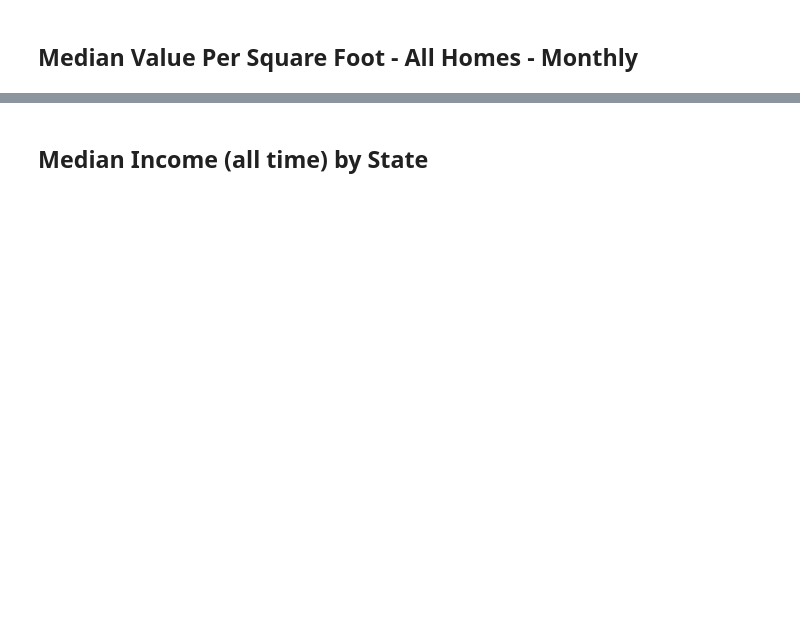
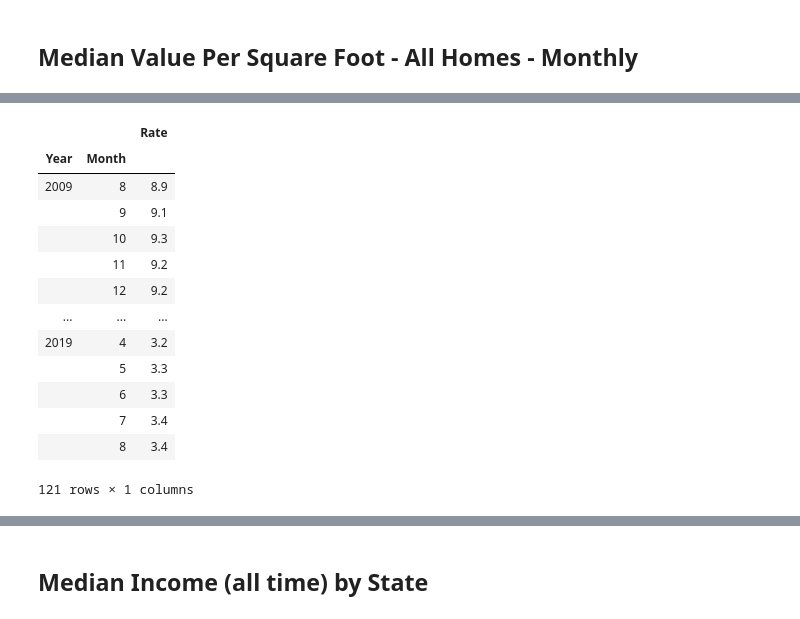
Before and after one commit to JosueGar/team_project_1, a Jupyter notebook: Randall_scratchpad.ipynb, the cells around one changed output, grey strips where cells are left out. Saved outputs shown, nothing was run; the diff lists cells and outputs as text; code cells hidden in the pictures; blank space fills up the shorter version.

```diff
--- a/Randall_scratchpad.ipynb
+++ b/Randall_scratchpad.ipynb
@@ -328,3 +447,20 @@ rental_vacancy_rate_quartely.head()
+# %%
+unemployment_rate_monthly
+# %% [output]
+|  |  | Rate |
+| Year | Month |  |
+| 2009 | 8 | 8.9 |
+|  | 9 | 9.1 |
+|  | 10 | 9.3 |
+|  | 11 | 9.2 |
+|  | 12 | 9.2 |
+| ... | ... | ... |
+| 2019 | 4 | 3.2 |
+|  | 5 | 3.3 |
+|  | 6 | 3.3 |
+|  | 7 | 3.4 |
+|  | 8 | 3.4 |
+121 rows × 1 columns
 # %%
 unemployment_rate_monthly = unemployment_rate_src
 unemployment_rate_monthly = unemployment_rate_monthly.rename(columns={'LNS14000024':'Rate'})
```
Also changed, not shown: parts of 22 cells of this notebook, 1 other file.
